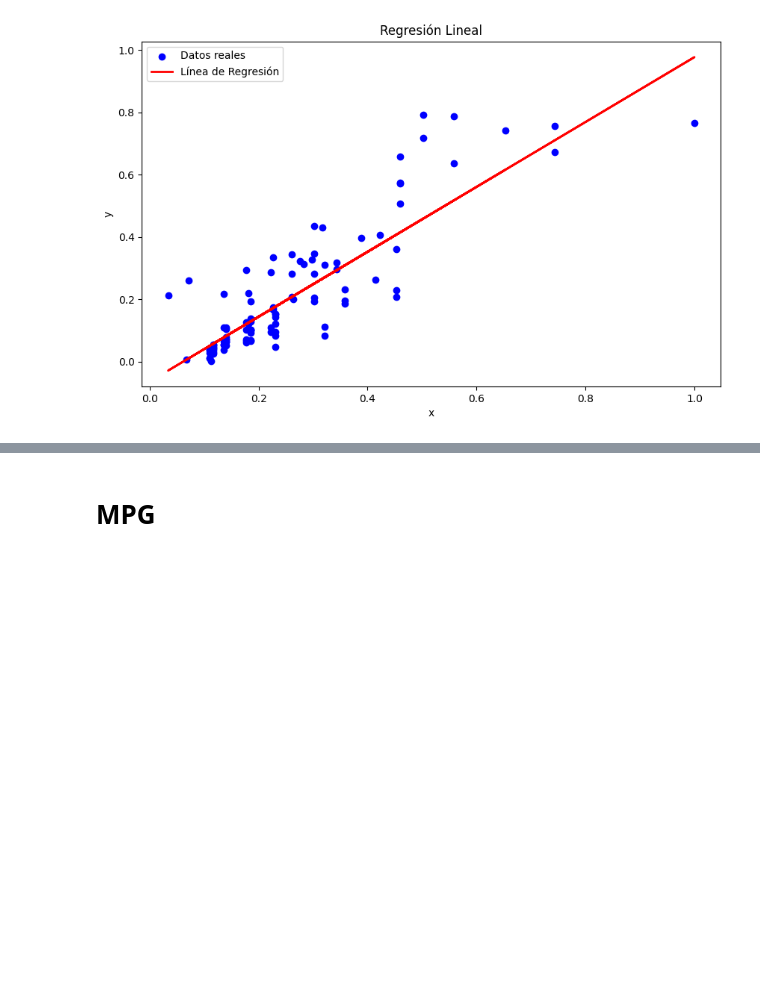
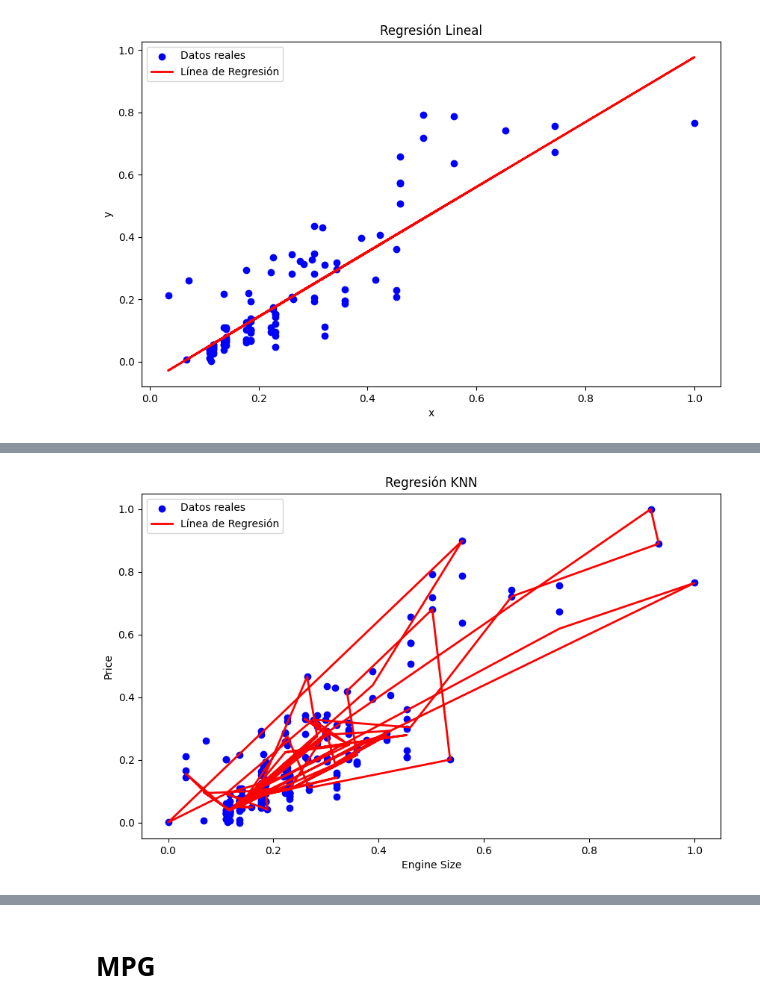
Before and after one commit to JoseAdrianRodriguezGonzalez/Linear-predictor, a Jupyter notebook: src/second/test.ipynb, the cells around one changed output, grey strips where cells are left out. Drawn from its saved outputs; the diff is of its cells as text; code cells hidden in the pictures; blank space fills up the shorter version.

```diff
--- a/src/second/test.ipynb
+++ b/src/second/test.ipynb
@@ -472,0 +476,81 @@ Intercept: [-0.06435239]
+# %%
+from sklearn.neighbors import KNeighborsRegressor
+from sklearn.model_selection import GridSearchCV, KFold
+from sklearn.metrics import mean_squared_error, r2_score
+import numpy as np
+import matplotlib.pyplot as plt
+
+# Definir el modelo KNN
+model = KNeighborsRegressor()
+
+# Definir los parámetros para ajustar
+param_grid = {
+    'n_neighbors': [3, 5, 7, 10],  # Número de vecinos a considerar
+    'weights': ['uniform', 'distance'],  # Cómo se ponderan los vecinos
+    'p': [1, 2],  # Parámetro para la métrica de distancia (1 para Manhattan, 2 para Euclidean)
+    'metric': ['minkowski', 'euclidean', 'manhattan', 'chebyshev']
+}
+
+# Configurar GridSearchCV
+grid_search = GridSearchCV(
+    estimator=model,
+    param_grid=param_grid,
+    cv=KFold(n_splits=2, shuffle=True, random_state=0),
+    scoring='neg_mean_squared_error',  # Usar MSE negativo porque GridSearchCV busca maximizar la puntuación
+    verbose=1
+)
+
+# Definir X y Y
+X = dfT1['engine-size'].to_frame()
+Y = dfT1['price'].to_frame()
+
+# Ajustar GridSearchCV
+grid_search.fit(X, Y)
+
+# Resultados del Grid Search
+print("Mejores parámetros encontrados:", grid_search.best_params_)
+print("Mejor puntuación (MSE negativo):", grid_search.best_score_)
+
+# Evaluación del mejor modelo
+best_model = grid_search.best_estimator_
+
+# Validación cruzada con el mejor modelo
+mse_scores = []
+rmse_scores = []
+r2_scores = []
+
+kf = KFold(n_splits=2, shuffle=True, random_state=0)
+for train_index, test_index in kf.split(X):
+    X_train, X_test = X.iloc[train_index], X.iloc[test_index]
+    y_train, y_test = Y.iloc[train_index], Y.iloc[test_index]
+
+    best_model.fit(X_train, y_train)
+    y_pred = best_model.predict(X_test)
+
+    mse = mean_squared_error(y_test, y_pred)
+    mse_scores.append(mse)
+
+    rmse = np.sqrt(mse)  # Calcula RMSE a partir de MSE
+    rmse_scores.append(rmse)
+
+    r2 = r2_score(y_test, y_pred)
+    r2_scores.append(r2)
+
+mean_r2 = np.mean(r2_scores)
+mean_mse = np.mean(mse_scores)
+mean_rmse = np.mean(rmse_scores)
+
+print("Mean R^2:", mean_r2)
+print("Mean MSE:", mean_mse)
+print("Mean RMSE:", mean_rmse)
+
+# Graficar los resultados
+plt.figure(figsize=(10, 6))
+plt.scatter(X, Y, color='blue', label='Datos reales')
+plt.plot(X, best_model.predict(X), color='red', linewidth=2, label='Línea de Regresión')
+plt.title('Regresión KNN')
+plt.xlabel('Engine Size')
+plt.ylabel('Price')
+plt.legend()
+plt.show()
+# %% [output]
@@ -472,0 +563 @@ Intercept: [-0.06435239]
+[figure, added]
```
Also changed, not shown: parts of 50 cells of this notebook, 15 other files.
